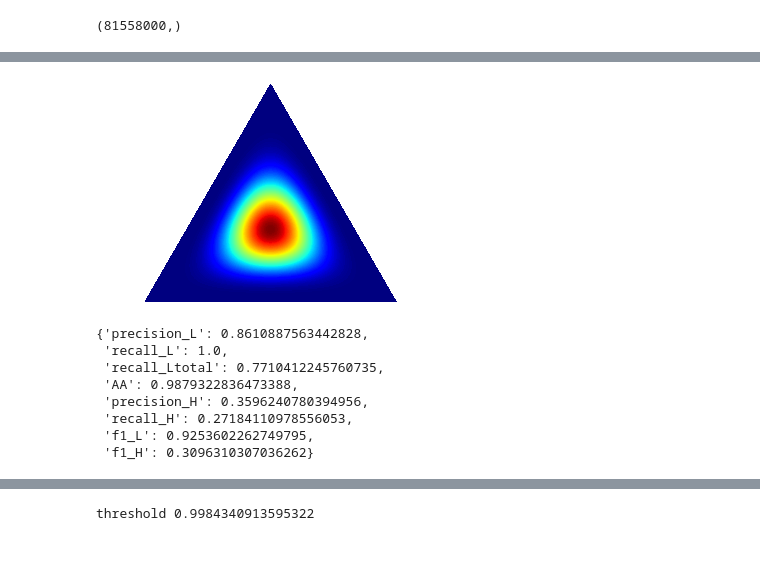
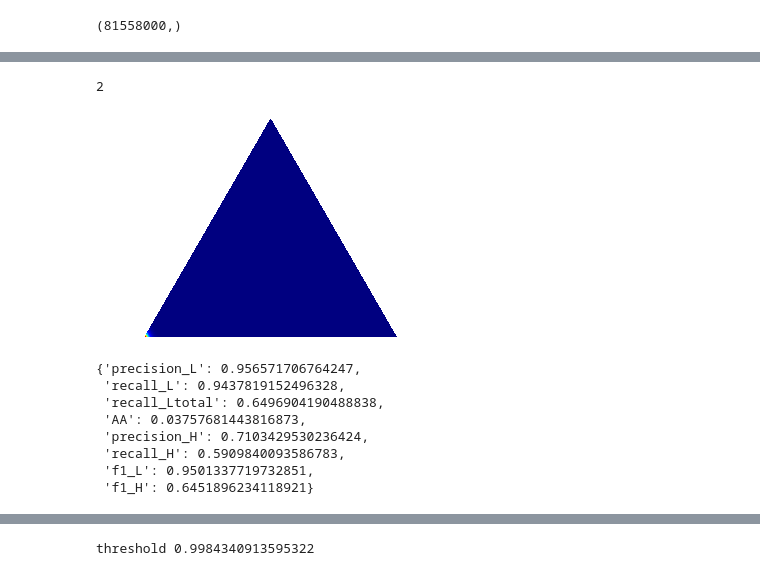
Before and after one commit to DiMorten/deforestation_uncertainty, a Jupyter notebook: train_evidential.ipynb, the cells around one changed output, grey strips where cells are left out. Saved outputs shown, nothing was run; the diff lists cells and outputs as text; code cells hidden in the pictures.

Commit message:
Uncertainty error overlap and alpha for dirichlet triangle

```diff
--- a/train_evidential.ipynb
+++ b/train_evidential.ipynb
@@ -29,7 +29,7 @@ uncertaintyMethod = "evidential"
 # %%
 
 config = {
-	"training": True,
+	"training": False,
 	"learning_rate": 1e-3, # 1e-3
 	#"learning_rate": 1e-5, # 1e-3
 	"weights": [0.1, 0.9, 0],
@@ -78,11 +78,12 @@ else:
 # exp = 155
 exp = 155 # relu
 # exp = 171 # softsign
-# exp = 177
-exp = 186
+exp = 173
+# exp = 186
 
 # if config["training"] == True:
-trainer = TrainerEvidentialUEO(config, dataset, patchesHandler)
+# trainer = TrainerEvidentialUEO(config, dataset, patchesHandler)
+trainer = TrainerEvidential(config, dataset, patchesHandler)
 
 trainer.defineExperiment(exp)
 # %% [output]
@@ -863,0 +752,2 @@ print(np.min(uncertainty_test_incorrect), np.mean(uncertainty_test_incorrect), n
+# %%
+trainer.alpha_unpad = trainer.alpha_reconstructed[:trainer.label_mask.shape[0], :trainer.label_mask.shape[1]]
@@ -864,18 +784,30 @@ print(np.min(uncertainty_test_incorrect), np.mean(uncertainty_test_incorrect), n
+# %%
+# trainer.predicted_unpad[2500, 7300]
+
+# trainer.predicted_unpad[16500, 6600]
+# trainer.predicted_unpad[16500, 5600]
+
+trainer.predicted_unpad[row, col]
+trainer.label_mask[row, col]
+# %% [output]
+2
 # %%
-trainer.getMassFcn()
+# trainer.getMassFcn(trainer.alpha_reconstructed[2500,7300])
+# trainer.getMassFcn(trainer.alpha_unpad[16500,6600])
+trainer.getMassFcn(trainer.alpha_unpad[16500,5600])
 # %% [output]
-[figure, old version]
+[figure, new version]
 # %%
 trainer.m
 # %% [output]
-{'precision_L': 0.8610887563442828,
- 'recall_L': 1.0,
- 'recall_Ltotal': 0.7710412245760735,
- 'AA': 0.9879322836473388,
- 'precision_H': 0.3596240780394956,
- 'recall_H': 0.27184110978556053,
- 'f1_L': 0.9253602262749795,
- 'f1_H': 0.3096310307036262}
+{'precision_L': 0.956571706764247,
+ 'recall_L': 0.9437819152496328,
+ 'recall_Ltotal': 0.6496904190488838,
+ 'AA': 0.03757681443816873,
+ 'precision_H': 0.7103429530236424,
+ 'recall_H': 0.5909840093586783,
+ 'f1_L': 0.9501337719732851,
+ 'f1_H': 0.6451896234118921}
 # %%
 trainer.getUncertaintyAAValues()
 # %% [output]
```
Also changed, not shown: parts of 54 cells of this notebook, 2 other files.
